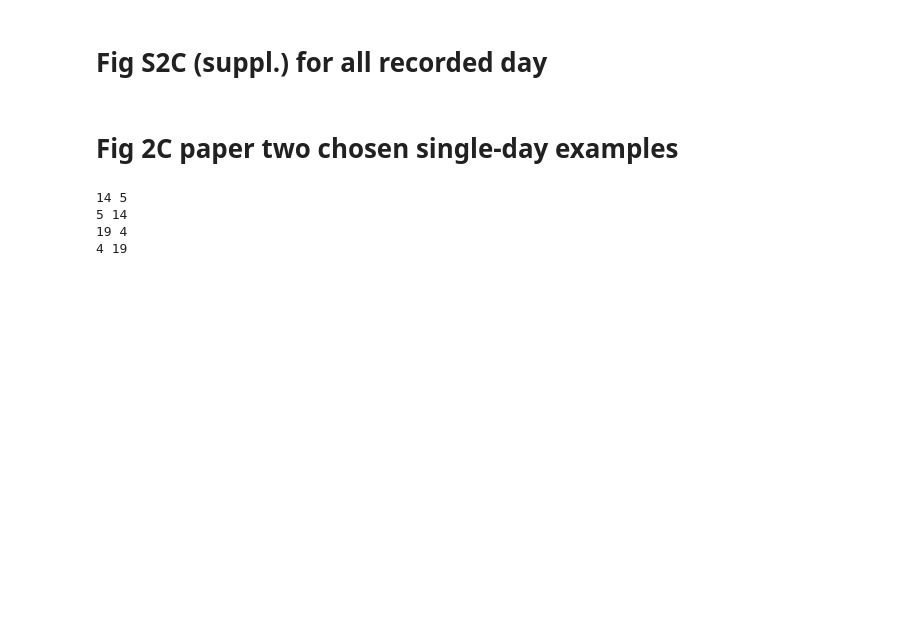
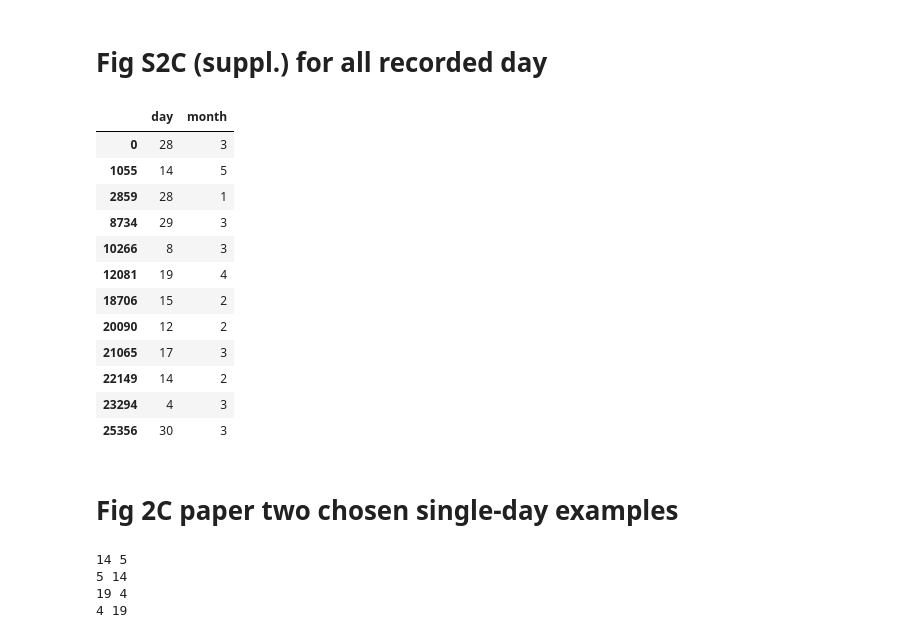
Before and after one commit to DYYDMC/SCAM, a Jupyter notebook: one_scam_data/Fig2CD.ipynb, the cells around one changed output. Saved outputs shown, nothing was run; the diff lists cells and outputs as text; code cells hidden in the pictures; blank space fills up the shorter version.

```diff
--- a/one_scam_data/Fig2CD.ipynb
+++ b/one_scam_data/Fig2CD.ipynb
@@ -8,6 +8,24 @@ import glob
 df_all = pd.read_parquet('./STUV_0128_0514.parquet')
 # %% [markdown]
 # Fig S2C (suppl.) for all recorded day
+# %%
+month_day_combos = df_all[['day', 'month']].drop_duplicates()
+# %%
+month_day_combos
+# %% [output]
+|  | day | month |
+| 0 | 28 | 3 |
+| 1055 | 14 | 5 |
+| 2859 | 28 | 1 |
+| 8734 | 29 | 3 |
+| 10266 | 8 | 3 |
+| 12081 | 19 | 4 |
+| 18706 | 15 | 2 |
+| 20090 | 12 | 2 |
+| 21065 | 17 | 3 |
+| 22149 | 14 | 2 |
+| 23294 | 4 | 3 |
+| 25356 | 30 | 3 |
 # %%
 with mpl.rc_context(rc_dict_boxplot):
 
```
